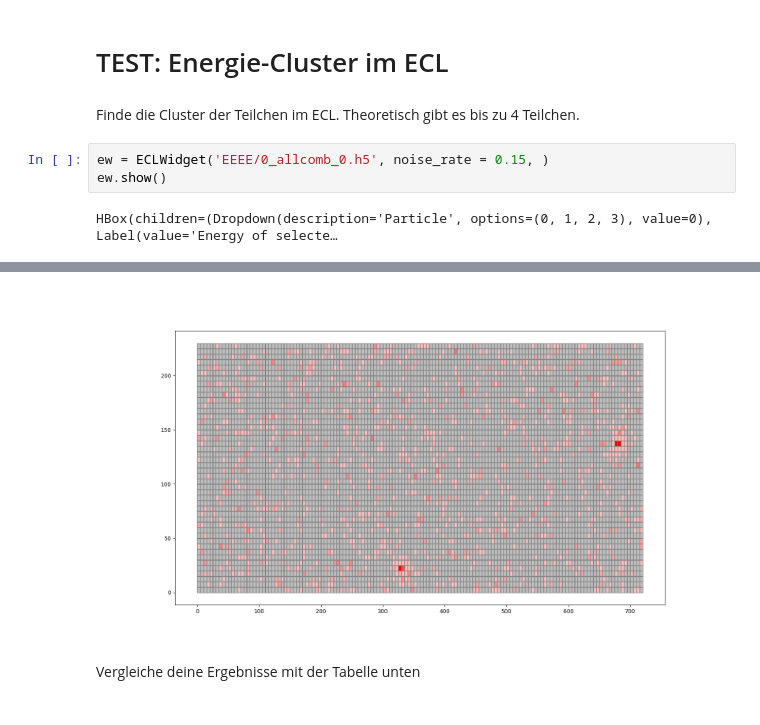
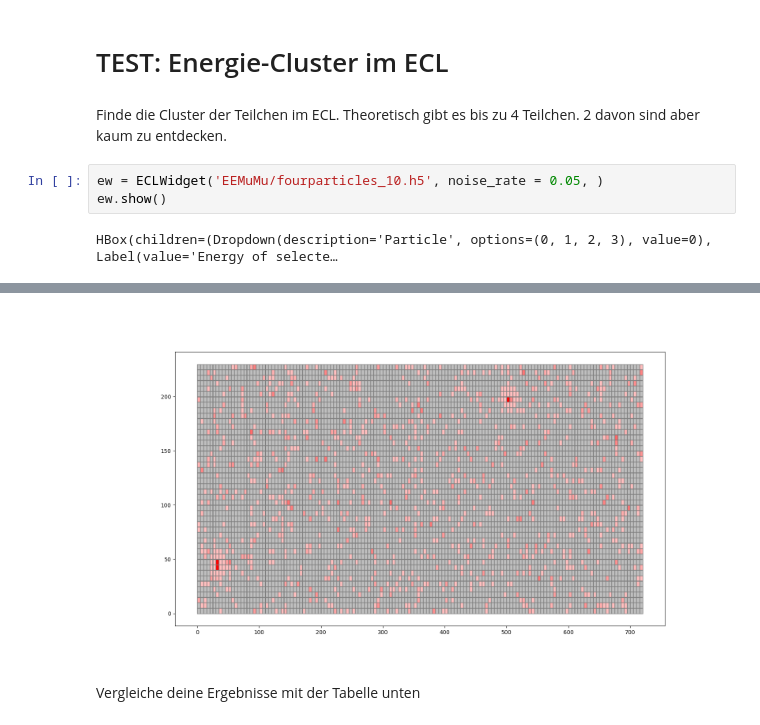
Before and after one commit to haide-i/Masterclass-BelleII, a Jupyter notebook: Introduction.ipynb, the cells around one changed output, grey strips where cells are left out. Drawn from its saved outputs; the diff is of its cells as text.

```diff
--- a/Introduction.ipynb
+++ b/Introduction.ipynb
@@ -190,14 +190,14 @@ tw.particles_df[["pt", "radius", "phi"]]
 # %% [markdown]
 # TEST: Energie-Cluster im ECL
 # %% [markdown]
-Finde die Cluster der Teilchen im ECL. Theoretisch gibt es bis zu 4 Teilchen.
+Finde die Cluster der Teilchen im ECL. Theoretisch gibt es bis zu 4 Teilchen. 2 davon sind aber kaum zu entdecken.
 # %%
-ew = ECLWidget('EEEE/0_allcomb_0.h5', noise_rate = 0.15, )
+ew = ECLWidget('EEMuMu/fourparticles_10.h5', noise_rate = 0.05, )
 ew.show()
 # %% [output]
 HBox(children=(Dropdown(description='Particle', options=(0, 1, 2, 3), value=0), Label(value='Energy of selecte…
 [interactive output not drawn]
-[figure, old version]
+[figure, new version]
 # %% [markdown]
 Vergleiche deine Ergebnisse mit der Tabelle unten
 # %%
```
Also changed, not shown: parts of 5 cells of this notebook, 50 other files.
